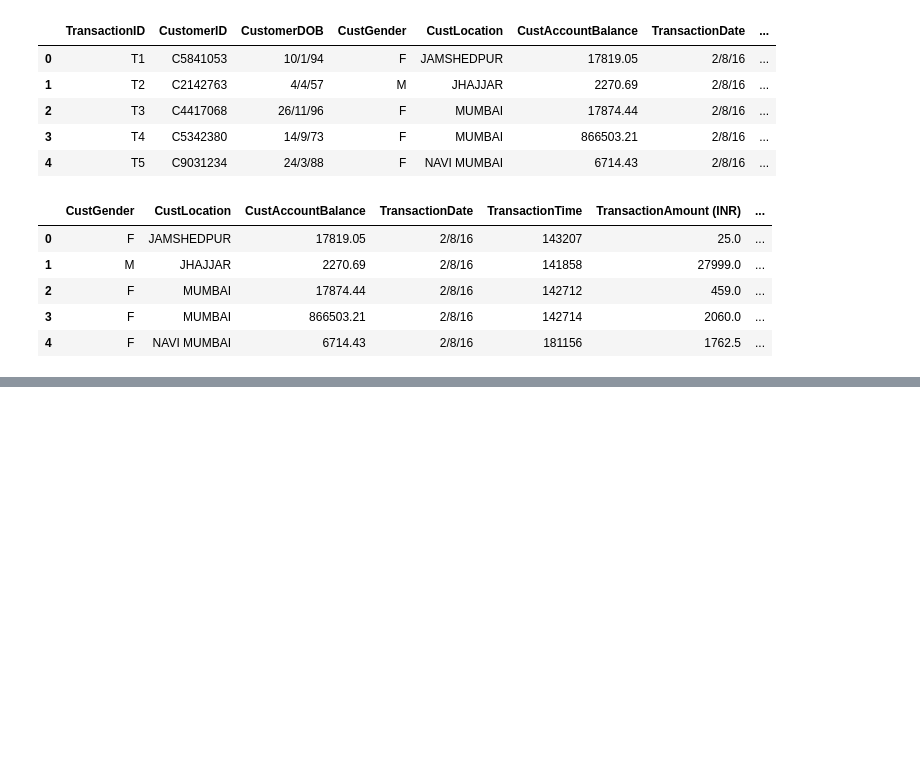
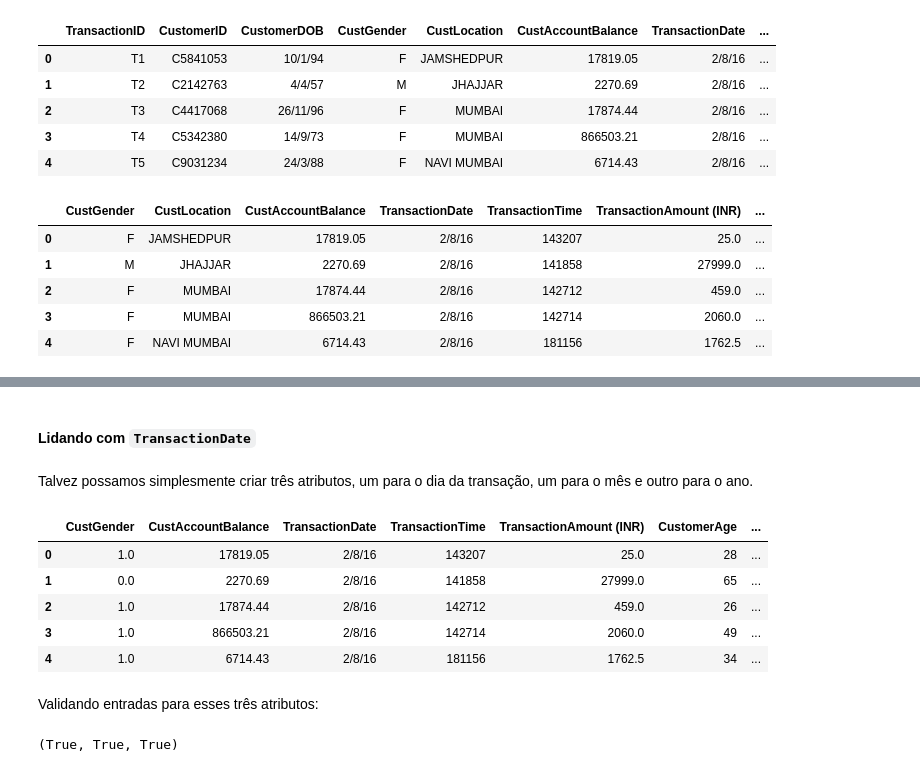
Before and after one commit to tremefabris/am-t2, a Jupyter notebook: bank-transactions-exploration.ipynb, the cells around one changed output, grey strips where cells are left out. Cells and saved outputs as stored; diff of their text form; code cells hidden in the pictures; blank space fills up the shorter version.

```diff
--- a/bank-transactions-exploration.ipynb
+++ b/bank-transactions-exploration.ipynb
@@ -186,0 +213,3 @@ df.head(5)
+# %%
+df.drop(columns='CustLocation', inplace=True)
+df.head(5)
@@ -186,0 +231,3 @@ df.head(5)
+# %%
+df['CustGender'] = df['CustGender'].apply(lambda x: float(x == 'F'))
+df.head(5)
@@ -186,0 +241,16 @@ df.head(5)
+# %% [markdown]
+#### Lidando com `TransactionDate`
+# %% [markdown]
+Talvez possamos simplesmente criar três atributos, um para o dia da transação, um para o mês e outro para o ano.
+# %%
+df[['TransactionDay', 'TransactionMonth', 'TransactionYear']] = df['TransactionDate'].str.split('/', expand=True)
+df.head(5)
+# %% [output]
+|  | CustGender | CustAccountBalance | TransactionDate | TransactionTime | TransactionAmount (INR) | CustomerAge | ... |
+| 0 | 1.0 | 17819.05 | 2/8/16 | 143207 | 25.0 | 28 | ... |
+| 1 | 0.0 | 2270.69 | 2/8/16 | 141858 | 27999.0 | 65 | ... |
+| 2 | 1.0 | 17874.44 | 2/8/16 | 142712 | 459.0 | 26 | ... |
+| 3 | 1.0 | 866503.21 | 2/8/16 | 142714 | 2060.0 | 49 | ... |
+| 4 | 1.0 | 6714.43 | 2/8/16 | 181156 | 1762.5 | 34 | ... |
+# %% [markdown]
+Validando entradas para esses três atributos:
@@ -186,0 +261,8 @@ df.head(5)
+# %%
+transday_valid = (df['TransactionDay'] <= 31) & (df['TransactionDay'] >= 1)
+transmonth_valid = (df['TransactionMonth'] <= 12) & (df['TransactionMonth'] >= 1)
+transyear_valid = (df['TransactionYear'] <= 99) & (df['TransactionYear'] >= 0)
+
+transday_valid.all(), transmonth_valid.all(), transyear_valid.all()
+# %% [output]
+(True, True, True)
```
Also changed, not shown: parts of 30 cells of this notebook.
